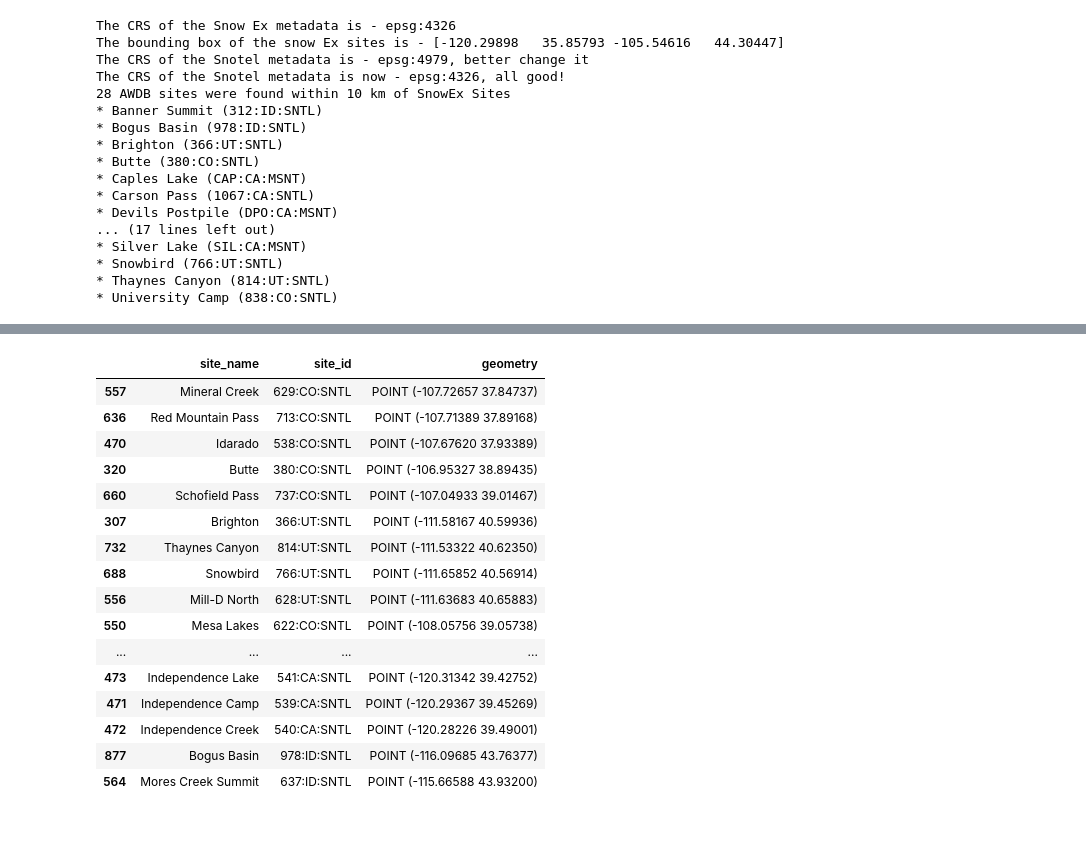
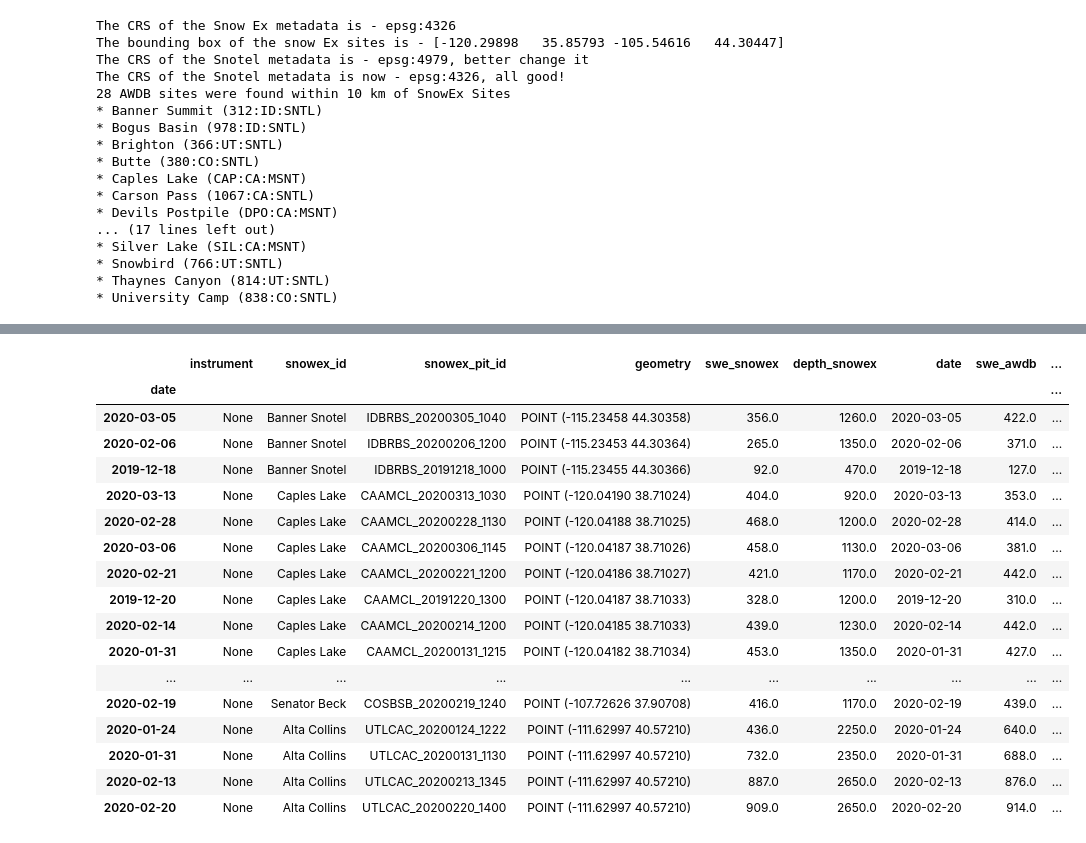
Before and after one commit to snowex-hackweek/space-station, a Jupyter notebook: contributors/beau-uriona/get_data.ipynb, the cells around one changed output, grey strips where cells are left out. Drawn from its saved outputs; the diff is of its cells as text; code cells hidden in the pictures.

```diff
--- a/contributors/beau-uriona/get_data.ipynb
+++ b/contributors/beau-uriona/get_data.ipynb
@@ -198,13 +198,16 @@ for awdb_site_id in valid_triplets[4:]:
     gdf_snow_ex_data.drop(columns=[i for i in df_snow_ex_data.columns if i not in use_cols], inplace=True)
     gdf_snow_ex_data.loc[:, "value"] = gdf_snow_ex_data["value"].astype(float)
     gdf_snow_ex_data.index = pd.to_datetime(gdf_snow_ex_data["date"])
-    df_grp_by = gdf_snow_ex_data.groupby(by=gdf_snow_ex_data.index)
+    df_grp_by = gdf_snow_ex_data.groupby(by=[gdf_snow_ex_data.index, "pit_id"])
+    df_date = df_grp_by["date"].first()
     df_bulk_density = df_grp_by["value"].mean() / 1000 # convert kg/m^3
-    df_depth = df_grp_by["depth"].max()
-    df_swe = df_depth * df_bulk_density * 10 # convert cm to mm
-    df_values = gpd.GeoDataFrame(data={"swe_snowex": df_swe.round(0), "depth_snowex": df_depth})#.set_geometry("geometry")
+    df_depth = df_grp_by["depth"].max() * 10 # convert cm to mm
+    df_swe = df_depth * df_bulk_density
+    df_values = gpd.GeoDataFrame(data={"swe_snowex": df_swe.round(0), "depth_snowex": df_depth, "date": df_date})#.set_geometry("geometry")
+    df_values.index = pd.to_datetime(df_values["date"])
     gdf_snow_ex_data.drop(columns="date", inplace=True)
     df_pit_data = df_grp_by.first().drop(columns=["depth", "value"])
+    df_pit_data = df_pit_data.reset_index(level='pit_id')
     df_combined = df_pit_data.join(df_values).rename(columns={"site_id": "snowex_id", "pit_id": "snowex_pit_id"})
     df_awdb_site = df_all_awdb_data[[f"{awdb_site_id}:WTEQ", f"{awdb_site_id}:SNWD"]]
     df_combined = df_combined.join((df_awdb_site / 0.0393701).round(0)).rename(columns={f"{awdb_site_id}:WTEQ": "swe_awdb", f"{awdb_site_id}:SNWD": "depth_awdb"})
@@ -257,20 +243,26 @@ The AWDB site: Idarado has 2 SnowEx pits within 10 km (Senator Beck, Swamp Angel
 # %%
-obj
+import pickle
+
+with open("one_obj_to_rule_them_all.pkl", "wb") as p:
+    pickle.dump(obj, p)
-# %% [output]
-|  | site_name | site_id | geometry |
-| 557 | Mineral Creek | 629:CO:SNTL | POINT (-107.72657 37.84737) |
-| 636 | Red Mountain Pass | 713:CO:SNTL | POINT (-107.71389 37.89168) |
-| 470 | Idarado | 538:CO:SNTL | POINT (-107.67620 37.93389) |
-| 320 | Butte | 380:CO:SNTL | POINT (-106.95327 38.89435) |
-| 660 | Schofield Pass | 737:CO:SNTL | POINT (-107.04933 39.01467) |
-| 307 | Brighton | 366:UT:SNTL | POINT (-111.58167 40.59936) |
-| 732 | Thaynes Canyon | 814:UT:SNTL | POINT (-111.53322 40.62350) |
-| 688 | Snowbird | 766:UT:SNTL | POINT (-111.65852 40.56914) |
-| 556 | Mill-D North | 628:UT:SNTL | POINT (-111.63683 40.65883) |
-| 550 | Mesa Lakes | 622:CO:SNTL | POINT (-108.05756 39.05738) |
-| ... | ... | ... | ... |
-| 473 | Independence Lake | 541:CA:SNTL | POINT (-120.31342 39.42752) |
-| 471 | Independence Camp | 539:CA:SNTL | POINT (-120.29367 39.45269) |
-| 472 | Independence Creek | 540:CA:SNTL | POINT (-120.28226 39.49001) |
-| 877 | Bogus Basin | 978:ID:SNTL | POINT (-116.09685 43.76377) |
-| 564 | Mores Creek Summit | 637:ID:SNTL | POINT (-115.66588 43.93200) |
+# %%
+obj["data"].sort_values("distance").head(30)
+# %% [output]
+|  | instrument | snowex_id | snowex_pit_id | geometry | swe_snowex | depth_snowex | date | swe_awdb | ... |
+| date |  |  |  |  |  |  |  |  | ... |
+| 2020-03-05 | None | Banner Snotel | IDBRBS_20200305_1040 | POINT (-115.23458 44.30358) | 356.0 | 1260.0 | 2020-03-05 | 422.0 | ... |
+| 2020-02-06 | None | Banner Snotel | IDBRBS_20200206_1200 | POINT (-115.23453 44.30364) | 265.0 | 1350.0 | 2020-02-06 | 371.0 | ... |
+| 2019-12-18 | None | Banner Snotel | IDBRBS_20191218_1000 | POINT (-115.23455 44.30366) | 92.0 | 470.0 | 2019-12-18 | 127.0 | ... |
+| 2020-03-13 | None | Caples Lake | CAAMCL_20200313_1030 | POINT (-120.04190 38.71024) | 404.0 | 920.0 | 2020-03-13 | 353.0 | ... |
+| 2020-02-28 | None | Caples Lake | CAAMCL_20200228_1130 | POINT (-120.04188 38.71025) | 468.0 | 1200.0 | 2020-02-28 | 414.0 | ... |
+| 2020-03-06 | None | Caples Lake | CAAMCL_20200306_1145 | POINT (-120.04187 38.71026) | 458.0 | 1130.0 | 2020-03-06 | 381.0 | ... |
+| 2020-02-21 | None | Caples Lake | CAAMCL_20200221_1200 | POINT (-120.04186 38.71027) | 421.0 | 1170.0 | 2020-02-21 | 442.0 | ... |
+| 2019-12-20 | None | Caples Lake | CAAMCL_20191220_1300 | POINT (-120.04187 38.71033) | 328.0 | 1200.0 | 2019-12-20 | 310.0 | ... |
+| 2020-02-14 | None | Caples Lake | CAAMCL_20200214_1200 | POINT (-120.04185 38.71033) | 439.0 | 1230.0 | 2020-02-14 | 442.0 | ... |
+| 2020-01-31 | None | Caples Lake | CAAMCL_20200131_1215 | POINT (-120.04182 38.71034) | 453.0 | 1350.0 | 2020-01-31 | 427.0 | ... |
+| ... | ... | ... | ... | ... | ... | ... | ... | ... | ... |
+| 2020-02-19 | None | Senator Beck | COSBSB_20200219_1240 | POINT (-107.72626 37.90708) | 416.0 | 1170.0 | 2020-02-19 | 439.0 | ... |
+| 2020-01-24 | None | Alta Collins | UTLCAC_20200124_1222 | POINT (-111.62997 40.57210) | 436.0 | 2250.0 | 2020-01-24 | 640.0 | ... |
+| 2020-01-31 | None | Alta Collins | UTLCAC_20200131_1130 | POINT (-111.62997 40.57210) | 732.0 | 2350.0 | 2020-01-31 | 688.0 | ... |
+| 2020-02-13 | None | Alta Collins | UTLCAC_20200213_1345 | POINT (-111.62997 40.57210) | 887.0 | 2650.0 | 2020-02-13 | 876.0 | ... |
+| 2020-02-20 | None | Alta Collins | UTLCAC_20200220_1400 | POINT (-111.62997 40.57210) | 909.0 | 2650.0 | 2020-02-20 | 914.0 | ... |
```
Also changed, not shown: parts of 2 cells of this notebook, 2 other files.
